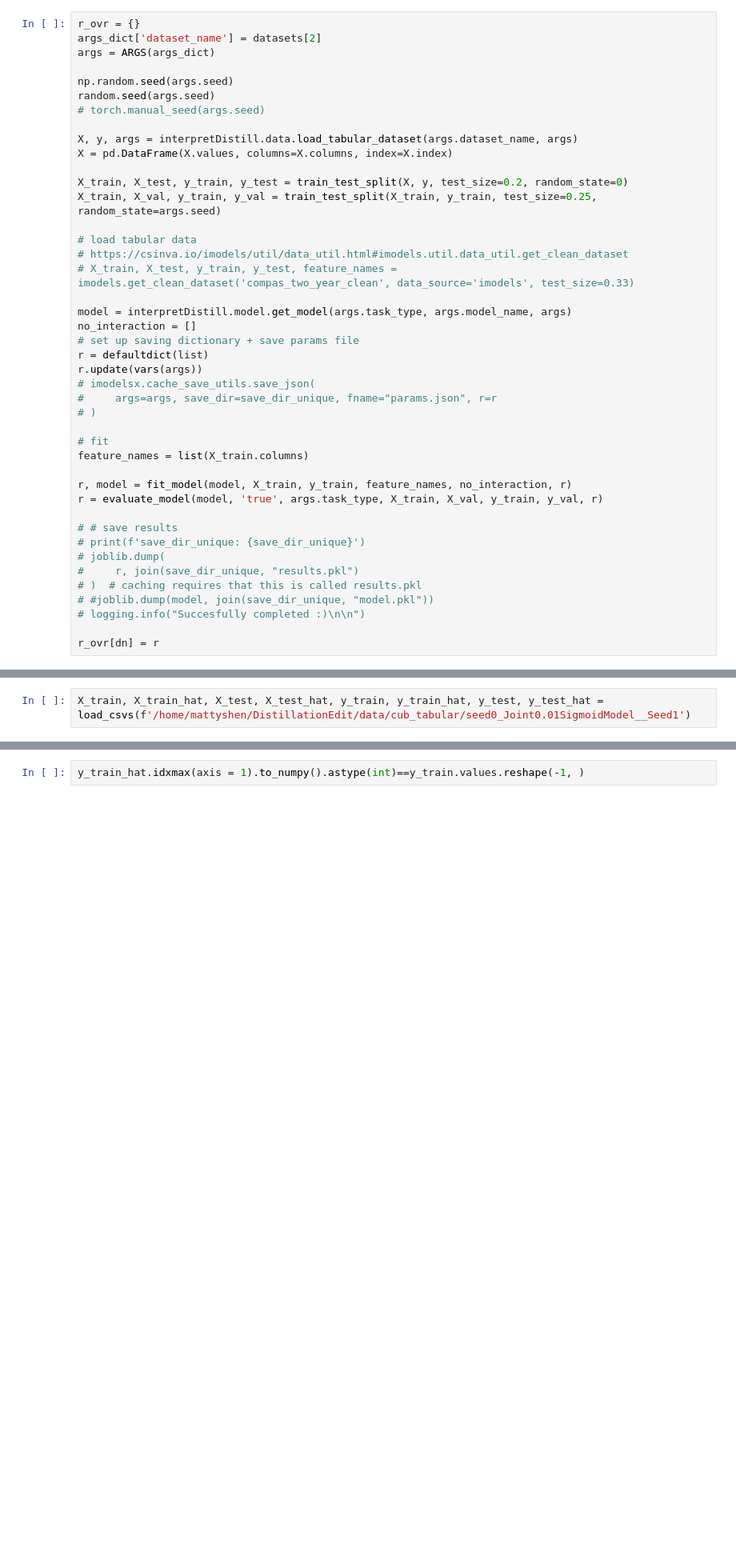
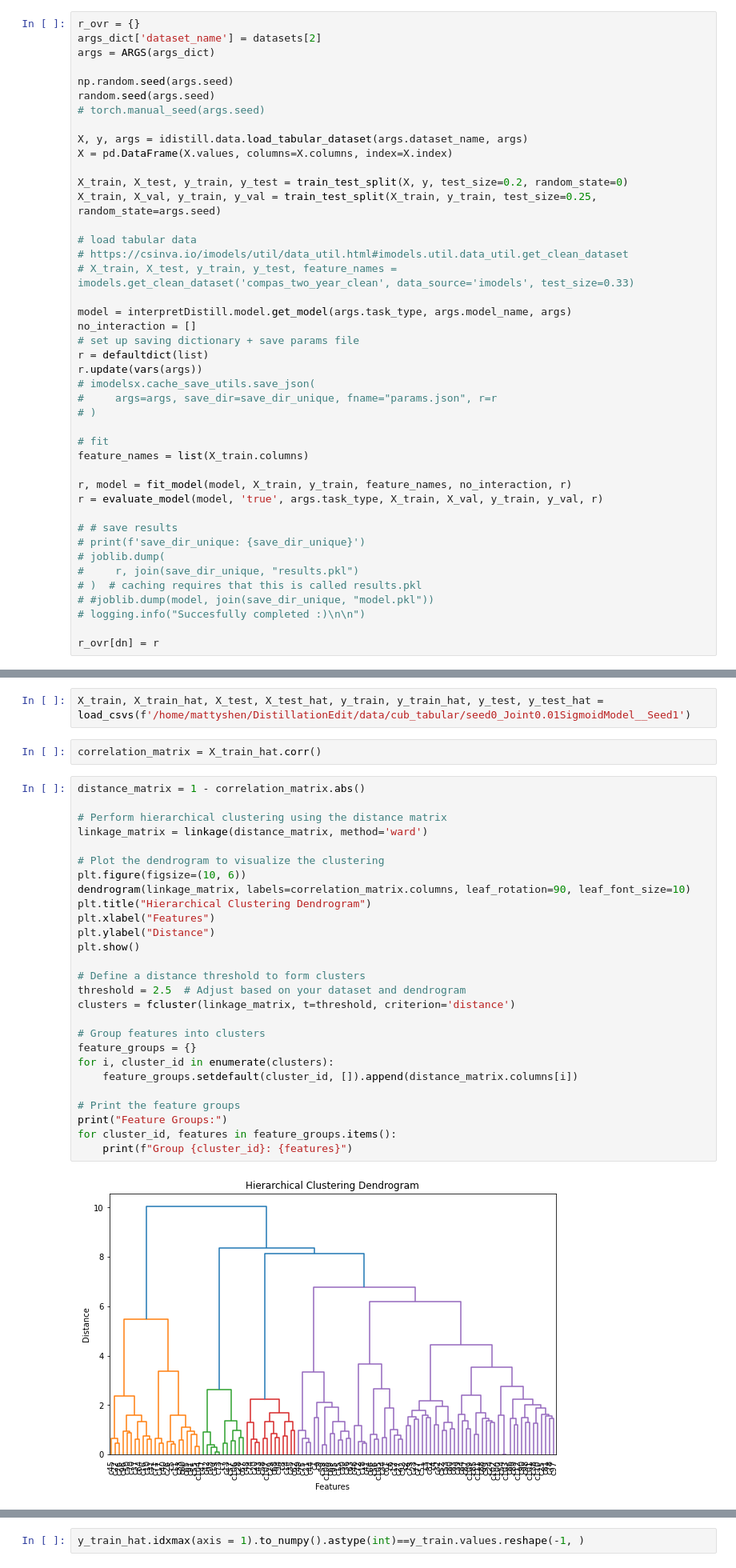
Before and after one commit to mattyshen/adaptiveTTI, a Jupyter notebook: experiments/pipeline_playground.ipynb, the cells around one changed output, grey strips where cells are left out. Shown: that part at 80% size. Saved outputs shown, nothing was run; the diff lists cells and outputs as text; blank space fills up the shorter version.

Commit message:
clustering

```diff
--- a/experiments/pipeline_playground.ipynb
+++ b/experiments/pipeline_playground.ipynb
@@ -122,7 +122,7 @@ np.random.seed(args.seed)
 random.seed(args.seed)
 # torch.manual_seed(args.seed)
 
-X, y, args = interpretDistill.data.load_tabular_dataset(args.dataset_name, args)
+X, y, args = idistill.data.load_tabular_dataset(args.dataset_name, args)
 X = pd.DataFrame(X.values, columns=X.columns, index=X.index)
 
 X_train, X_test, y_train, y_test = train_test_split(X, y, test_size=0.2, random_state=0)
@@ -172,2 +226,33 @@ def load_csvs(path):
 # %%
 X_train, X_train_hat, X_test, X_test_hat, y_train, y_train_hat, y_test, y_test_hat = load_csvs(f'/home/mattyshen/DistillationEdit/data/cub_tabular/seed0_Joint0.01SigmoidModel__Seed1')
+# %%
+correlation_matrix = X_train_hat.corr()
+# %%
+distance_matrix = 1 - correlation_matrix.abs()
+
+# Perform hierarchical clustering using the distance matrix
+linkage_matrix = linkage(distance_matrix, method='ward')
+
+# Plot the dendrogram to visualize the clustering
+plt.figure(figsize=(10, 6))
+dendrogram(linkage_matrix, labels=correlation_matrix.columns, leaf_rotation=90, leaf_font_size=10)
+plt.title("Hierarchical Clustering Dendrogram")
+plt.xlabel("Features")
+plt.ylabel("Distance")
+plt.show()
+
+# Define a distance threshold to form clusters
+threshold = 2.5  # Adjust based on your dataset and dendrogram
+clusters = fcluster(linkage_matrix, t=threshold, criterion='distance')
+
+# Group features into clusters
+feature_groups = {}
+for i, cluster_id in enumerate(clusters):
+    feature_groups.setdefault(cluster_id, []).append(distance_matrix.columns[i])
+
+# Print the feature groups
+print("Feature Groups:")
+for cluster_id, features in feature_groups.items():
+    print(f"Group {cluster_id}: {features}")
+# %% [output]
+[figure, added]
```
Also changed, not shown: parts of 12 cells of this notebook, 6 other files.
